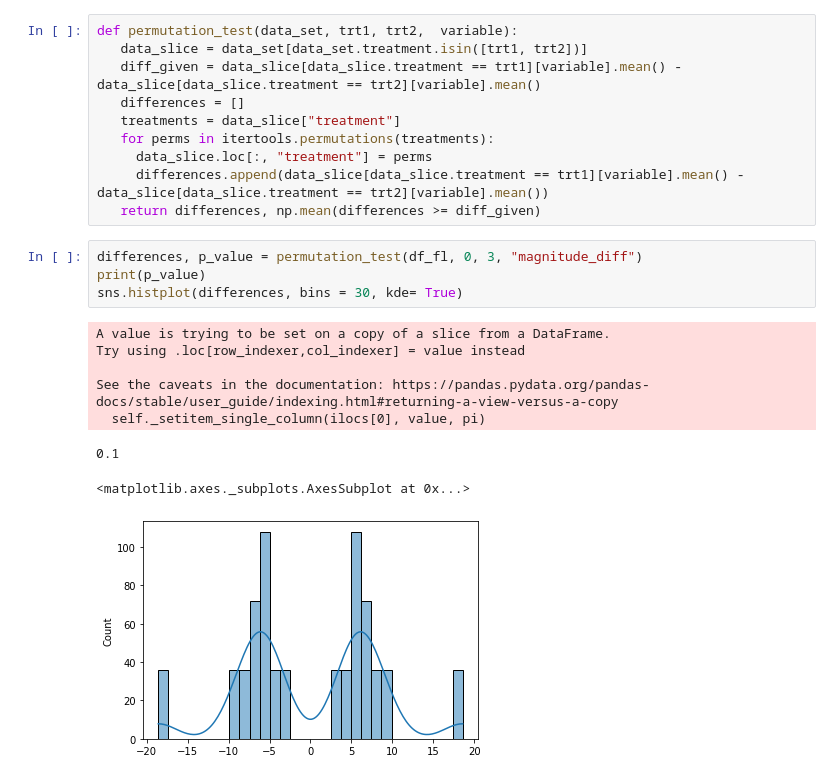
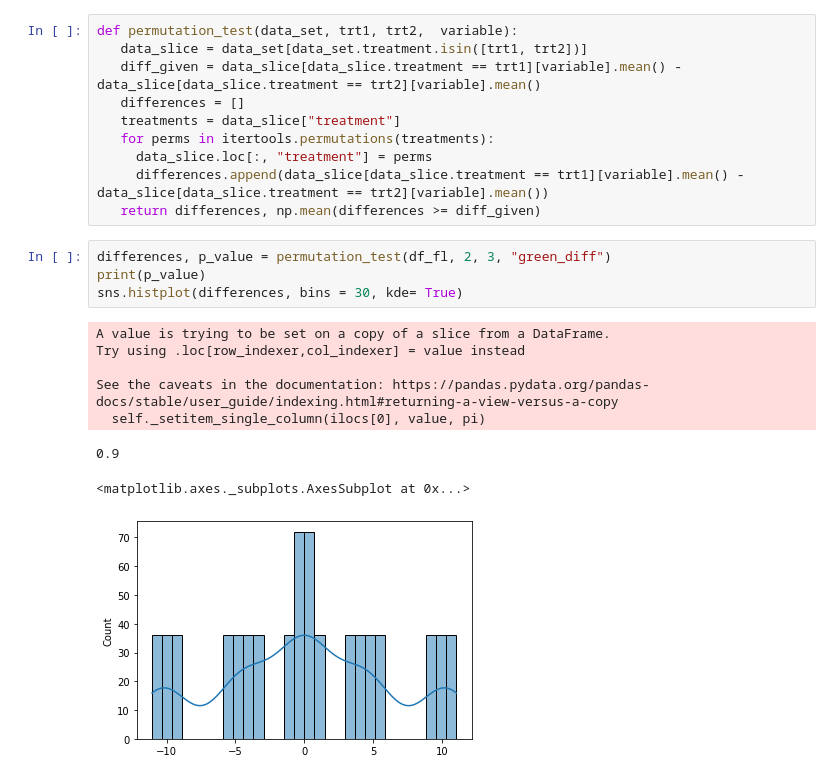
Before and after one commit to unique-subedi/fruit-ripening-experiment, a Jupyter notebook: Unique_fruit_ripening.ipynb, the cells around one changed output. Drawn from its saved outputs; the diff is of its cells as text.

```diff
--- a/Unique_fruit_ripening.ipynb
+++ b/Unique_fruit_ripening.ipynb
@@ -65,15 +67,15 @@ def permutation_test(data_set, trt1, trt2,  variable):
      differences.append(data_slice[data_slice.treatment == trt1][variable].mean() - data_slice[data_slice.treatment == trt2][variable].mean())
    return differences, np.mean(differences >= diff_given)
 # %%
-differences, p_value = permutation_test(df_fl, 0, 3, "magnitude_diff")
+differences, p_value = permutation_test(df_fl, 2, 3, "green_diff")
 print(p_value)
 sns.histplot(differences, bins = 30, kde= True)
 # %% [output]
 A value is trying to be set on a copy of a slice from a DataFrame.
 Try using .loc[row_indexer,col_indexer] = value instead
 
 See the caveats in the documentation: https://pandas.pydata.org/pandas-docs/stable/user_guide/indexing.html#returning-a-view-versus-a-copy
   self._setitem_single_column(ilocs[0], value, pi)
-0.1
+0.9
 <matplotlib.axes._subplots.AxesSubplot at 0x...>
-[figure, old version]
+[figure, new version]
```
Also changed, not shown: parts of 2 cells of this notebook.
